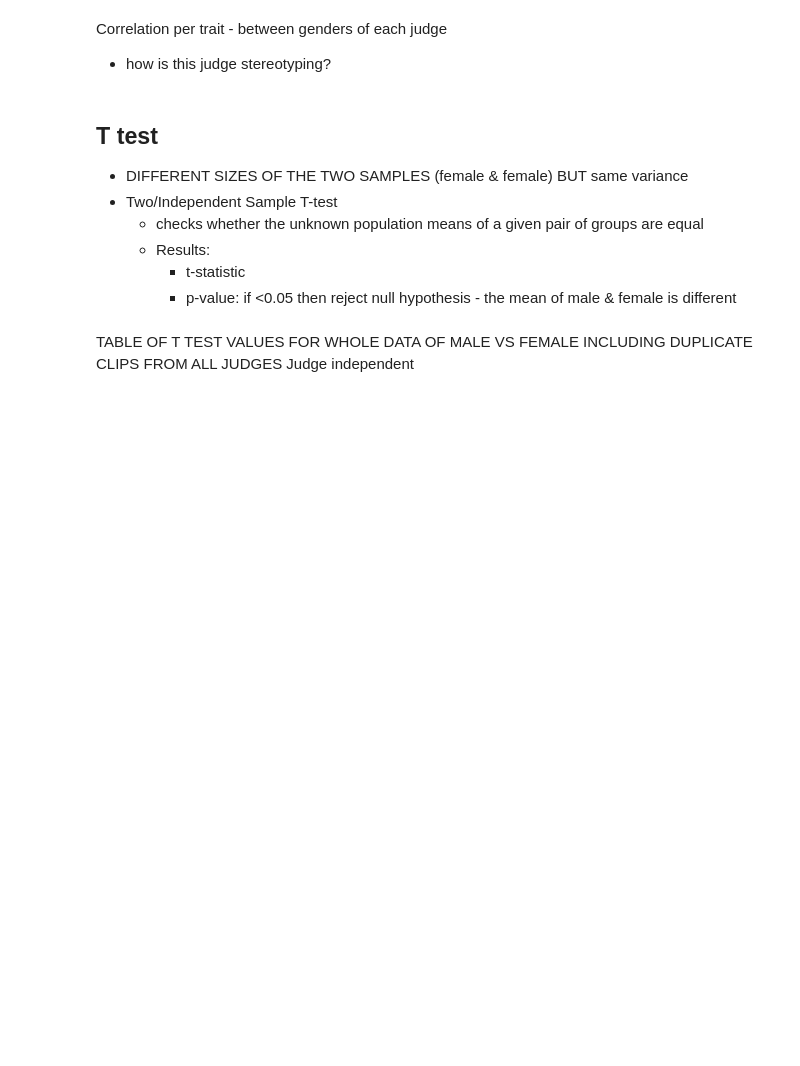
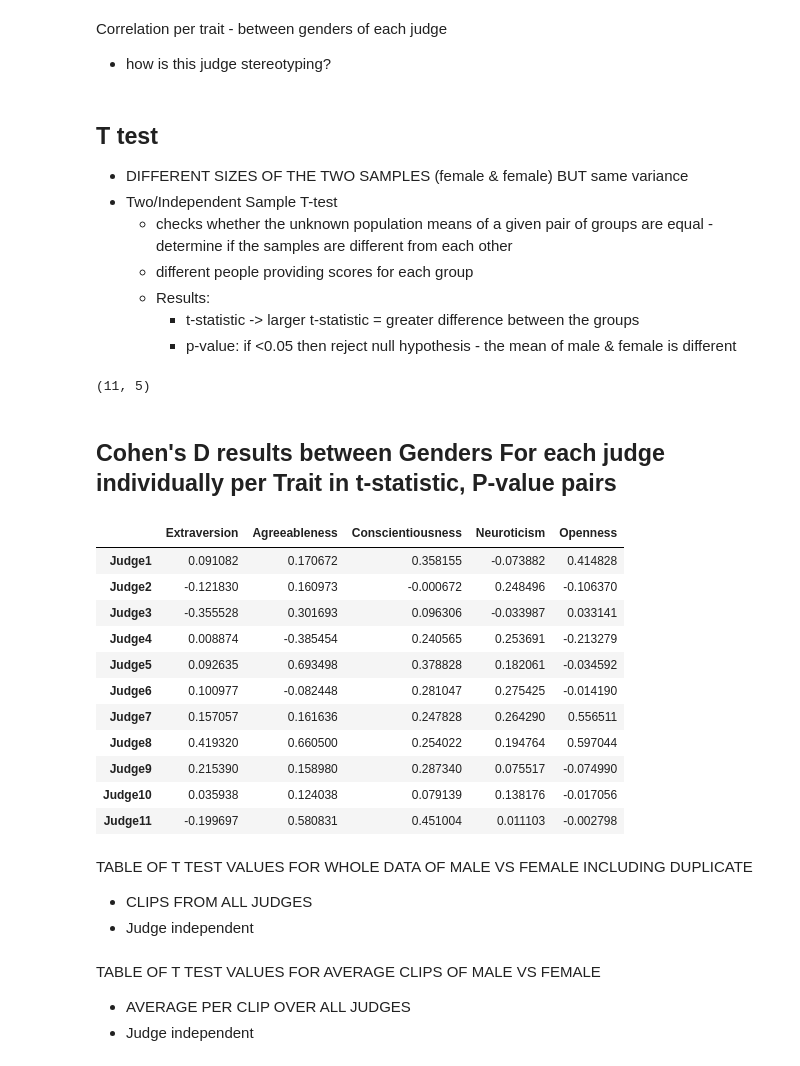
Before and after one commit to sophiak12/Individual_Project, a Jupyter notebook: src/data2.ipynb, the cells around one changed output. Cells and saved outputs as stored; diff of their text form; code cells hidden in the pictures; blank space fills up the shorter version.

```diff
--- a/src/data2.ipynb
+++ b/src/data2.ipynb
@@ -732,16 +776,16 @@ display(dfAveragesFemale)
 #HISTOGRAMS FOR EACH TRAIT FOR THE FREQUENCY OF THE CORRELATIONS OF ALL 55 COMBINATIONS OF JUDGES
 ####MALE
 
-fig, axs = plt.subplots(5, 1, figsize=(7, 30))
-axs = axs.flatten()
-for i in range(1,6):
-    axs[i-1].hist(corrAllJudgesOneGenderOneTrait(i,'M'), bins=90, range=(-0.25,0.5), color='green', edgecolor='black', rwidth=0.8, label=f'All correlations between judges {bigFive[i-1]}')
-    axs[i-1].set_title(f'Frequency against Correlation Coefficient between judges for {bigFive[i-1]}', fontsize=10)
-    axs[i-1].set_xlabel('Correlation Coefficient between judges', fontsize=10)
-    axs[i-1].set_ylabel('Frequency of a specific correlation', fontsize=10)
-# axs[5].axis('off')
-plt.tight_layout(pad=0.4, w_pad=0.5, h_pad=1.0)
-plt.figure()
+# fig, axs = plt.subplots(5, 1, figsize=(7, 30))
+# axs = axs.flatten()
+# for i in range(1,6):
+#     axs[i-1].hist(corrAllJudgesOneGenderOneTrait(i,'M'), bins=90, range=(-0.25,0.5), color='green', edgecolor='black', rwidth=0.8, label=f'All correlations between judges {bigFive[i-1]}')
+#     axs[i-1].set_title(f'Frequency against Correlation Coefficient between judges for {bigFive[i-1]}', fontsize=10)
+#     axs[i-1].set_xlabel('Correlation Coefficient between judges', fontsize=10)
+#     axs[i-1].set_ylabel('Frequency of a specific correlation', fontsize=10)
+# # axs[5].axis('off')
+# plt.tight_layout(pad=0.4, w_pad=0.5, h_pad=1.0)
+# plt.figure()
 # %%
 ## TABLE FOR EACH TRAIT FOR THE SPEARMAN RANK OF ALL 55 JUDGES FOR FEMALE ONLY
 
@@ -784,9 +830,10 @@ Correlation per trait - between genders of each judge
 ## T test
 * DIFFERENT SIZES OF THE TWO SAMPLES (female & female) BUT same variance
 * Two/Independent Sample T-test
-    * checks whether the unknown population means of a given pair of groups are equal
+    * checks whether the unknown population means of a given pair of groups are equal - determine if the samples are different from each other
+    * different people providing scores for each group
     * Results:
-        * t-statistic
+        * t-statistic -> larger t-statistic = greater difference between the groups
         * p-value: if <0.05 then reject null hypothesis - the mean of male & female is different
 # %%
 # T test Table for every judge individually
@@ -810,6 +858,49 @@ display (df)
+# %%
+# Effect size - how meaningful the relationship between variables or the difference between group is.
+#
+
+
+from math import sqrt
+def cohensD(a,b):
+    return (statistics.mean(a) - statistics.mean(b)) / (sqrt((statistics.stdev(a) ** 2 + statistics.stdev(b) ** 2) / 2))
+
+data = []
+for i in range(11):
+    judgeTraits=[]
+    if (i<9):
+        x = '0' + str(i+1)
+    else:
+        x = str(i+1)
+    judge = np.array(printJudge(x))
+    for j in range(1,6):
+        judgeTraits.append(cohensD(splitPerGender('F',judge)[:,j].tolist(), splitPerGender('M',judge)[:,j].tolist()))
+    data.append(judgeTraits)
+
+print(np.array(data).shape)
+
+dfCohens = pd.DataFrame(data,columns=bigFive)
+dfCohens.index = ['Judge1', 'Judge2', 'Judge3', 'Judge4','Judge5', 'Judge6','Judge7', 'Judge8','Judge9', 'Judge10','Judge11']
+display(Markdown('## Cohen\'s D results between Genders For each judge individually per Trait in t-statistic, P-value pairs'))
+display (dfCohens)
+# %% [output]
+(11, 5)
+## Cohen's D results between Genders For each judge individually per Trait in t-statistic, P-value pairs
+|  | Extraversion | Agreeableness | Conscientiousness | Neuroticism | Openness |
+| Judge1 | 0.091082 | 0.170672 | 0.358155 | -0.073882 | 0.414828 |
+| Judge2 | -0.121830 | 0.160973 | -0.000672 | 0.248496 | -0.106370 |
+| Judge3 | -0.355528 | 0.301693 | 0.096306 | -0.033987 | 0.033141 |
+| Judge4 | 0.008874 | -0.385454 | 0.240565 | 0.253691 | -0.213279 |
+| Judge5 | 0.092635 | 0.693498 | 0.378828 | 0.182061 | -0.034592 |
+| Judge6 | 0.100977 | -0.082448 | 0.281047 | 0.275425 | -0.014190 |
+| Judge7 | 0.157057 | 0.161636 | 0.247828 | 0.264290 | 0.556511 |
+| Judge8 | 0.419320 | 0.660500 | 0.254022 | 0.194764 | 0.597044 |
+| Judge9 | 0.215390 | 0.158980 | 0.287340 | 0.075517 | -0.074990 |
+| Judge10 | 0.035938 | 0.124038 | 0.079139 | 0.138176 | -0.017056 |
+| Judge11 | -0.199697 | 0.580831 | 0.451004 | 0.011103 | -0.002798 |
 # %% [markdown]
-TABLE OF T TEST VALUES FOR WHOLE DATA OF MALE VS FEMALE INCLUDING DUPLICATE CLIPS FROM ALL JUDGES
-Judge independent
+TABLE OF T TEST VALUES FOR WHOLE DATA OF MALE VS FEMALE INCLUDING DUPLICATE
+* CLIPS FROM ALL JUDGES
+* Judge independent
 # %%
 #TABLE OF T TEST VALUES FOR WHOLE DATA OF MALE VS FEMALE INCLUDING DUPLICATE CLIPS FROM ALL JUDGES
 # rounded to 10 decimal places
@@ -821,6 +912,10 @@ df = pd.DataFrame(data,columns=['T-statistic','P-value'])
 df.index = bigFive
 display(Markdown('### T-test results between Genders For each Trait using all judges\' data in t-statistic, P-value pairs'))
 display (df)
+# %% [markdown]
+TABLE OF T TEST VALUES FOR AVERAGE CLIPS OF MALE VS FEMALE
+* AVERAGE PER CLIP OVER ALL JUDGES
+* Judge independent
 # %%
 #TABLE OF T TEST VALUES FOR MEAN PER CLIP OF MALE VS FEMALE
 data=[]
```
Also changed, not shown: parts of 32 cells of this notebook, 2 other files.
